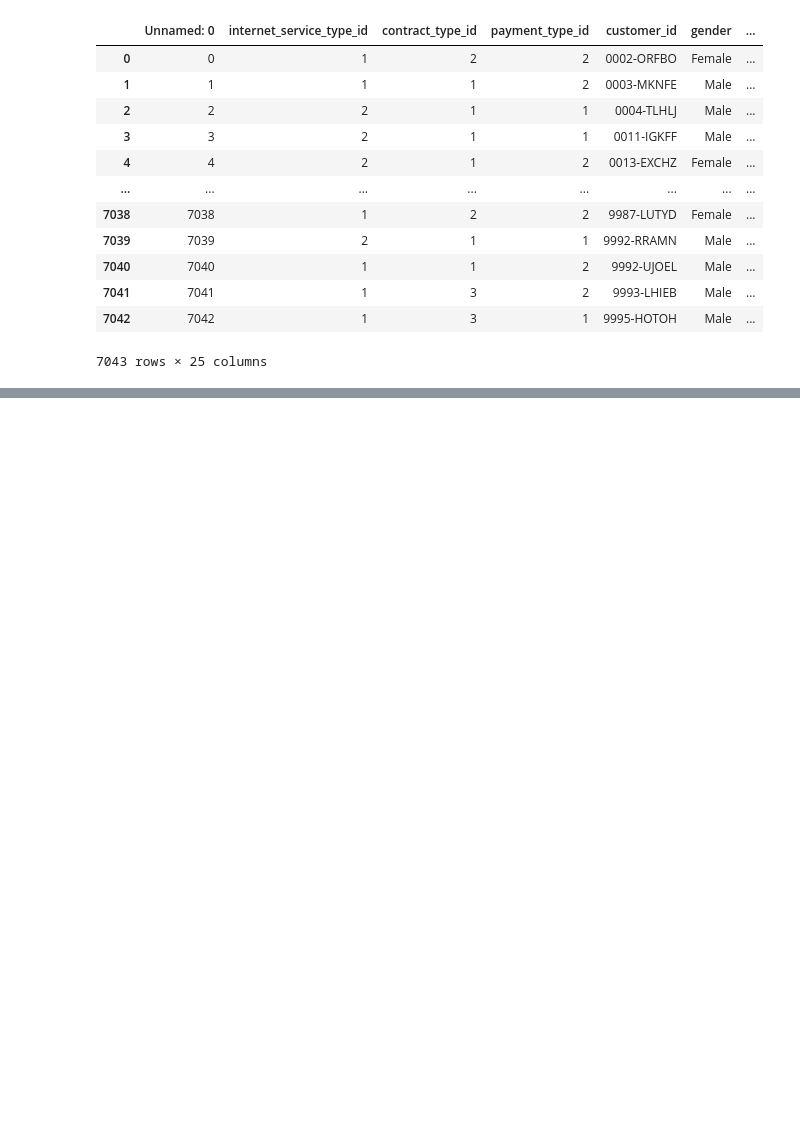
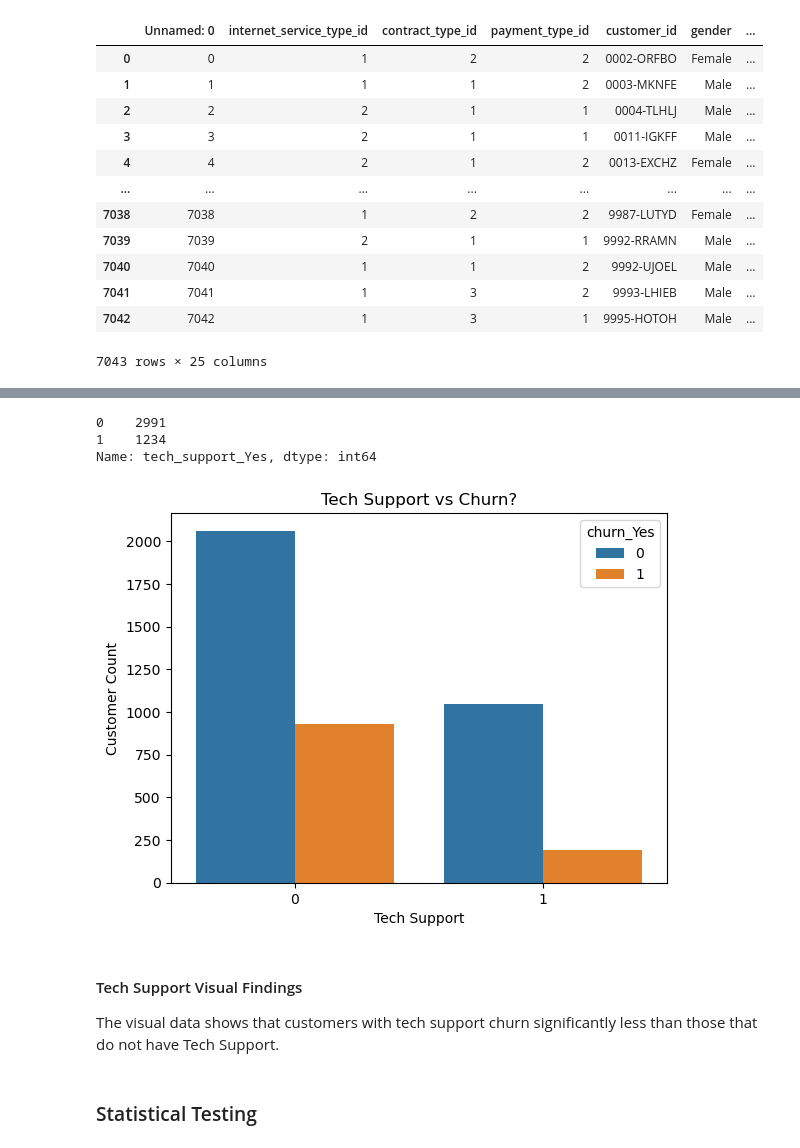
Before and after one commit to annie-carter/classification_project, a Jupyter notebook: nonfinal_exploration.ipynb, the cells around one changed output, grey strips where cells are left out. Saved outputs shown, nothing was run; the diff lists cells and outputs as text; code cells hidden in the pictures; blank space fills up the shorter version.

```diff
--- a/nonfinal_exploration.ipynb
+++ b/nonfinal_exploration.ipynb
@@ -152,0 +313,21 @@ This is the initial exploration of data
+# %%
+#Exploring the device protection feature
+telco_train.tech_support_Yes.value_counts()
+# %% [output]
+0    2991
+1    1234
+Name: tech_support_Yes, dtype: int64
+# %%
+#Visualizing the tech support vs churn
+ts=sns.countplot(data=telco_train, x='tech_support_Yes', hue='churn_Yes')
+ts.set_xlabel('Tech Support')
+ts.set_ylabel('Customer Count')
+plt.title('Tech Support vs Churn?')
+plt.show()
+# %% [output]
+[figure, added]
+# %% [markdown]
+#### Tech Support Visual Findings
+The visual data shows that customers with tech support churn significantly less than those that do not have Tech Support.
+# %% [markdown]
+### Statistical Testing
```
Also changed, not shown: parts of 145 cells of this notebook.
